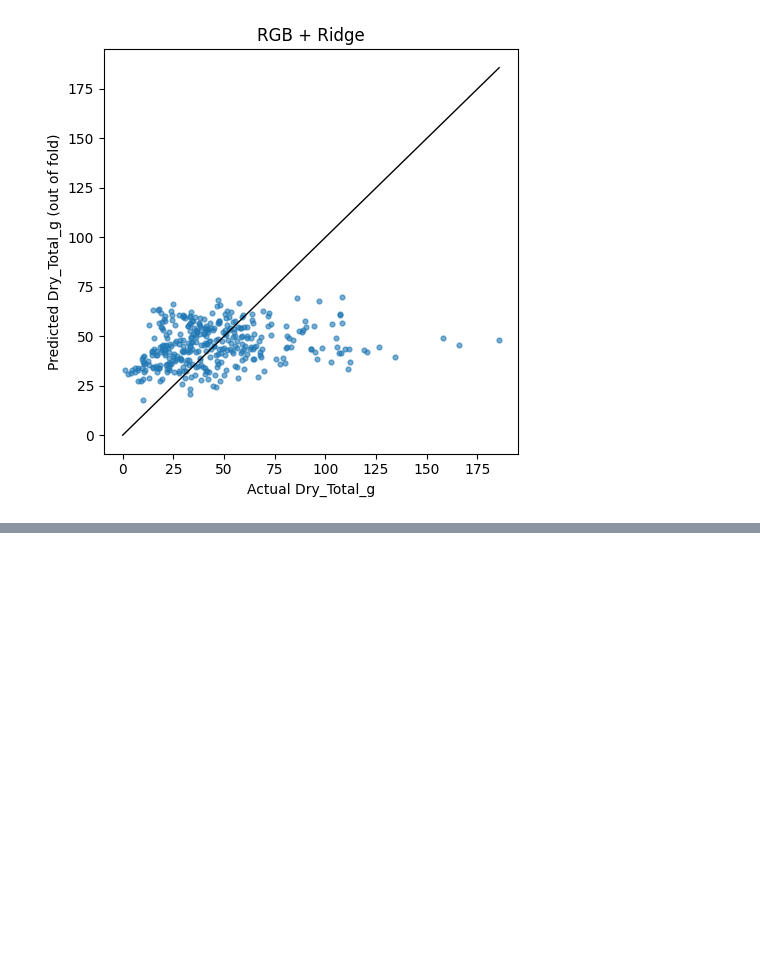
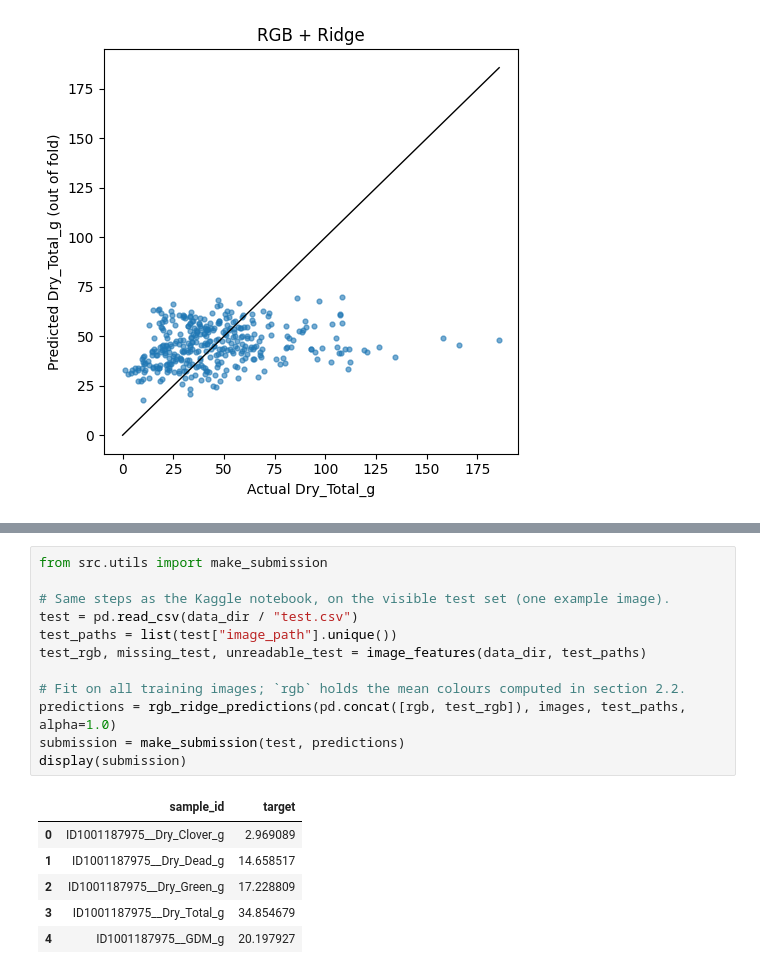
Before and after one commit to yavuzhan-kilic/GROUP42_CENG313, a Jupyter notebook: assignment1_eda_baseline.ipynb, the cells around one changed output, grey strips where cells are left out. Cells and saved outputs as stored; diff of their text form; blank space fills up the shorter version.

```diff
--- a/assignment1_eda_baseline.ipynb
+++ b/assignment1_eda_baseline.ipynb
@@ -561,0 +677,19 @@ plt.show()
+# %%
+from src.utils import make_submission
+
+# Same steps as the Kaggle notebook, on the visible test set (one example image).
+test = pd.read_csv(data_dir / "test.csv")
+test_paths = list(test["image_path"].unique())
+test_rgb, missing_test, unreadable_test = image_features(data_dir, test_paths)
+
+# Fit on all training images; `rgb` holds the mean colours computed in section 2.2.
+predictions = rgb_ridge_predictions(pd.concat([rgb, test_rgb]), images, test_paths, alpha=1.0)
+submission = make_submission(test, predictions)
+display(submission)
+# %% [output]
+|  | sample_id | target |
+| 0 | ID1001187975__Dry_Clover_g | 2.969089 |
+| 1 | ID1001187975__Dry_Dead_g | 14.658517 |
+| 2 | ID1001187975__Dry_Green_g | 17.228809 |
+| 3 | ID1001187975__Dry_Total_g | 34.854679 |
+| 4 | ID1001187975__GDM_g | 20.197927 |
```
Also changed, not shown: parts of 20 cells of this notebook.
